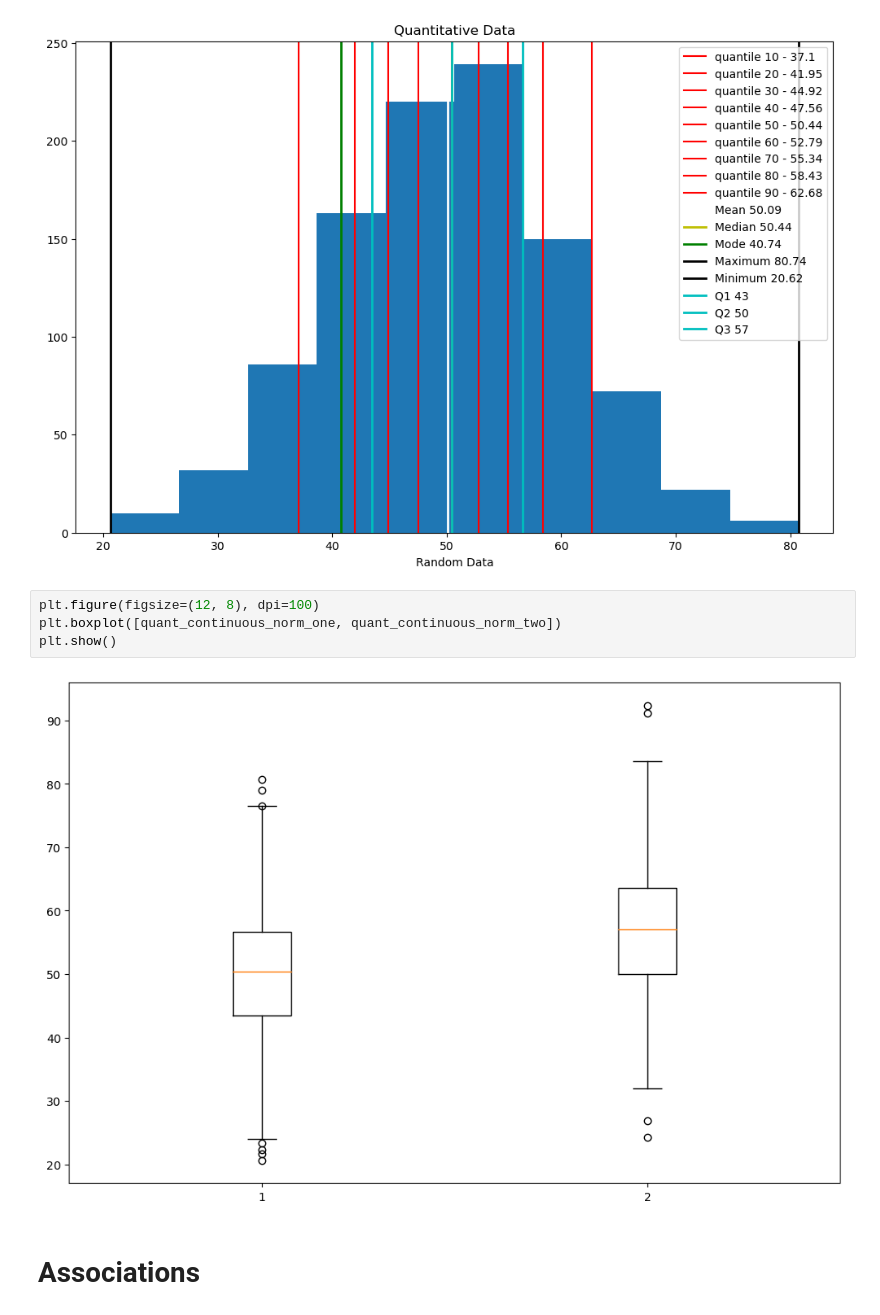
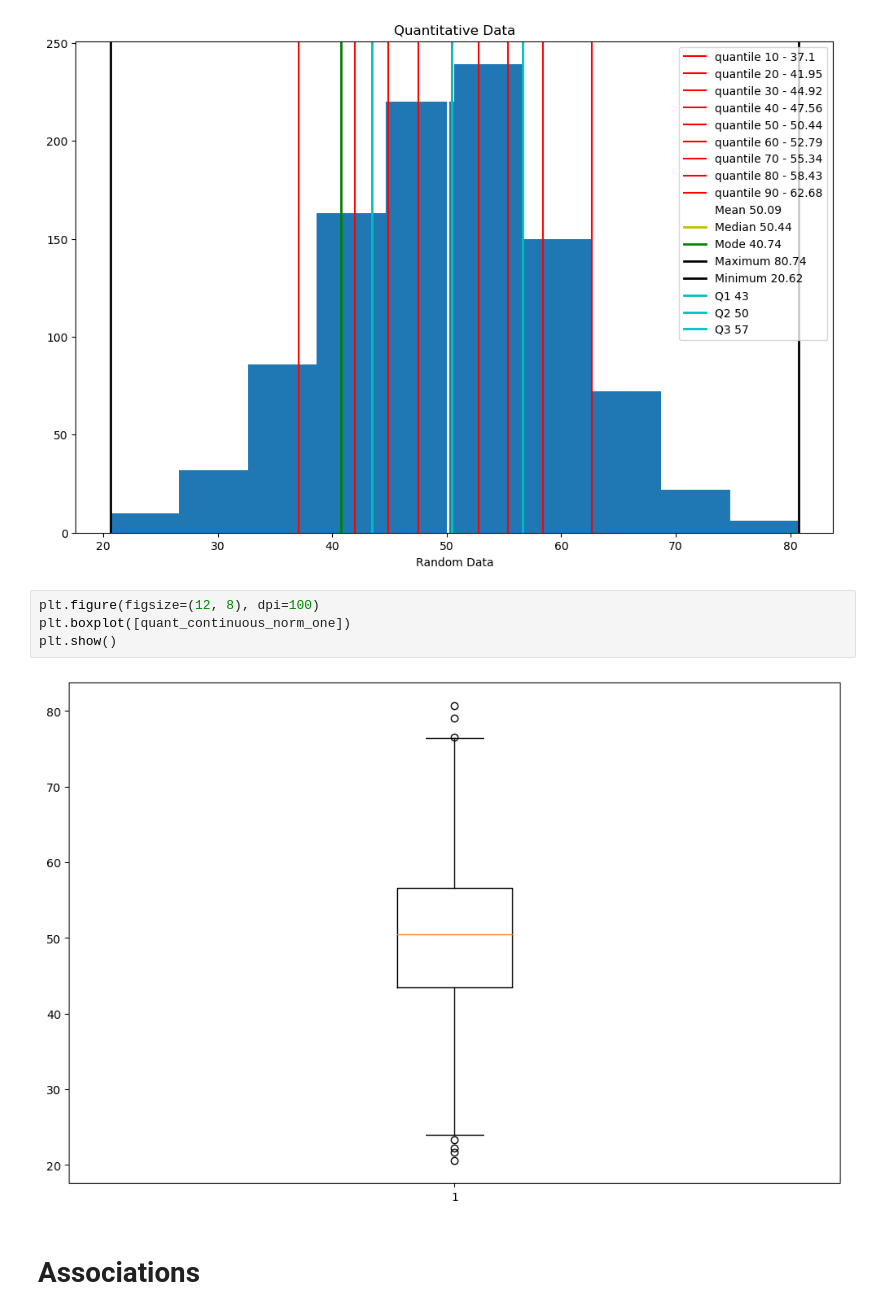
Before and after one commit to Ryan-Ashton/stats_notes, a Jupyter notebook: statistics notes.ipynb, the cells around one changed output. Saved outputs shown, nothing was run; the diff lists cells and outputs as text.

```diff
--- a/statistics notes.ipynb
+++ b/statistics notes.ipynb
@@ -504,10 +505,10 @@ plt.show()
 [figure]
 # %%
 plt.figure(figsize=(12, 8), dpi=100)
-plt.boxplot([quant_continuous_norm_one, quant_continuous_norm_two])
+plt.boxplot([quant_continuous_norm_one])
 plt.show()
 # %% [output]
-[figure, old version]
+[figure, new version]
 # %% [markdown]
 # Associations
 # %%
```
Also changed, not shown: parts of 28 cells of this notebook.
